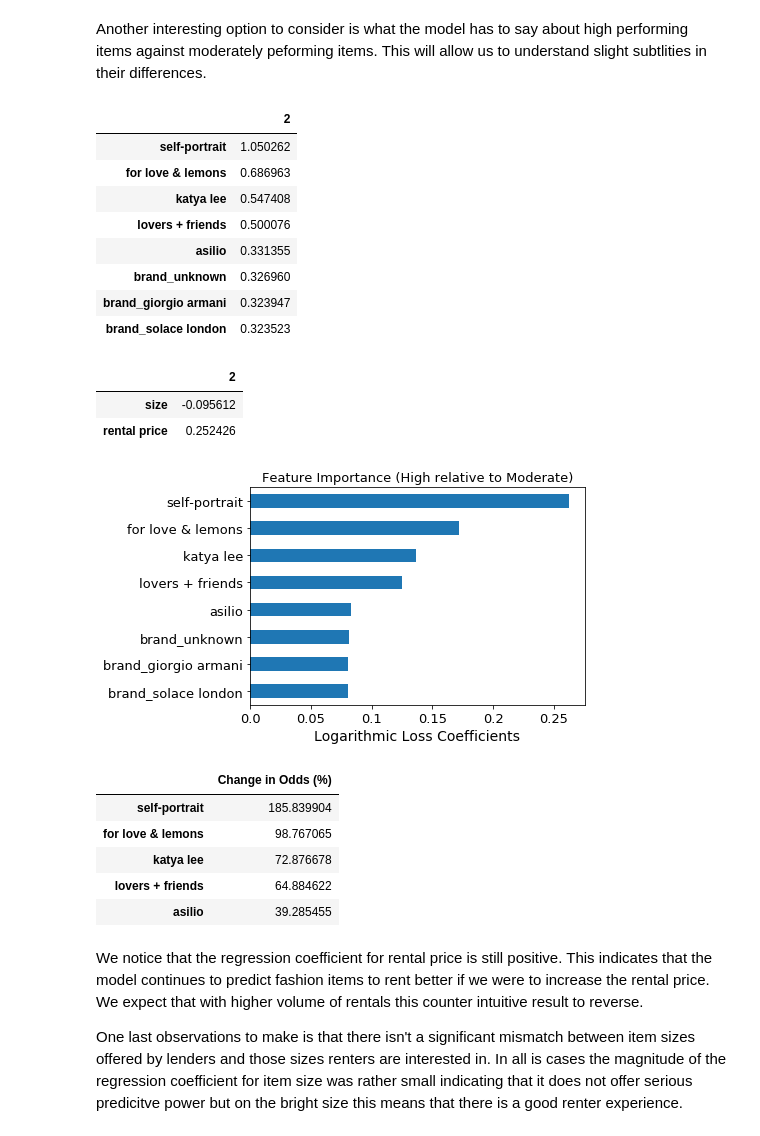
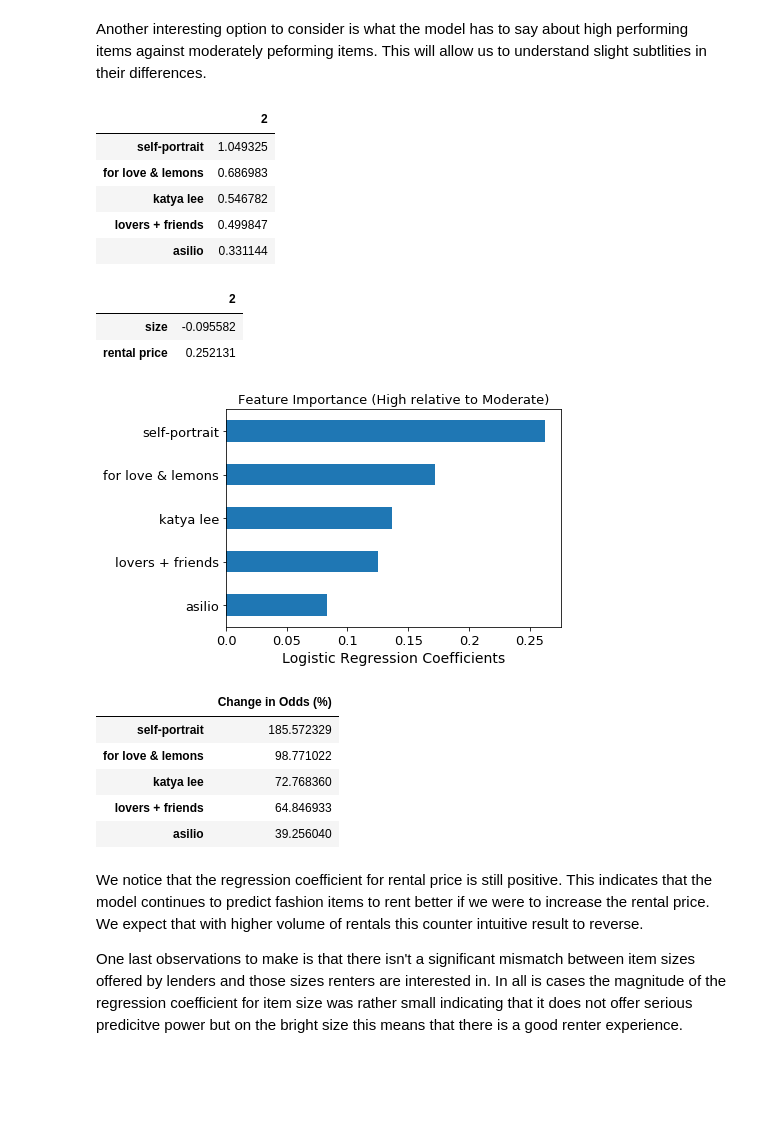
Before and after one commit to ecampana/borrow-my-style, a Jupyter notebook: model-performance.ipynb, the cells around one changed output. Cells and saved outputs as stored; diff of their text form; code cells hidden in the pictures; blank space fills up the shorter version.

```diff
--- a/model-performance.ipynb
+++ b/model-performance.ipynb
@@ -783,7 +783,7 @@ We are also starting to see which brand names are popular in the moderate and hi
 # %% [markdown]
 Another interesting option to consider is what the model has to say about high performing items against moderately peforming items. This will allow us to understand slight subtlities in their differences.
 # %%
-top_n = 8
+top_n = 5
 
 pos_class = 2
 reference_class = 1
@@ -797,45 +797,42 @@ k_class_log = (pos_class_log - reference_class_log)\
               .sort_values(by=[pos_class], axis=1,
                            ascending=False).transpose()
 
 k_class = k_class_log.rename({'brand_self-portrait': 'self-portrait',
                               'brand_for love & lemons': 'for love & lemons',
                               'brand_lovers + friends': 'lovers + friends',
                               'brand_katya lee': 'katya lee',
                               'brand_asilio': 'asilio',
                               'rental_price': 'rental price'})
 
 ax = k_class.head(top_n).plot(kind='barh')
 
 plt.title('Feature Importance (High relative to Moderate)', fontsize=13)
 
-plt.xlabel('Logarithmic Loss Coefficients', fontsize=14)
+plt.xlabel('Logistic Regression Coefficients', fontsize=14)
 
 plt.gca().invert_yaxis()
 
 rng = [float(x)/100 for x in range(0, 30, 5)]
 
 ax.set_xticklabels(rng, rotation=0, fontsize=13)
 ax.set_yticklabels(k_class.index, rotation=0, fontsize=13)
 
 ax.legend_.remove()
 
 display(k_class.head(top_n))
 
 display(k_class.loc[['size', 'rental price'], :])
 # %% [output]
 |  | 2 |
-| self-portrait | 1.050262 |
-| for love & lemons | 0.686963 |
-| katya lee | 0.547408 |
-| lovers + friends | 0.500076 |
-| asilio | 0.331355 |
-| brand_unknown | 0.326960 |
-| brand_giorgio armani | 0.323947 |
-| brand_solace london | 0.323523 |
+| self-portrait | 1.049325 |
+| for love & lemons | 0.686983 |
+| katya lee | 0.546782 |
+| lovers + friends | 0.499847 |
+| asilio | 0.331144 |
 |  | 2 |
-| size | -0.095612 |
-| rental price | 0.252426 |
+| size | -0.095582 |
+| rental price | 0.252131 |
-[figure, old version]
+[figure, new version]
 # %%
 # In terms of Percentage change in odds
 
@@ -843,11 +840,11 @@ display(pd.DataFrame(k_class.head(top_n).apply(lambda beta: 100*(math.exp(beta)-
                                                axis=1), columns=['Change in Odds (%)']))
 # %% [output]
 |  | Change in Odds (%) |
-| self-portrait | 185.839904 |
-| for love & lemons | 98.767065 |
-| katya lee | 72.876678 |
-| lovers + friends | 64.884622 |
-| asilio | 39.285455 |
+| self-portrait | 185.572329 |
+| for love & lemons | 98.771022 |
+| katya lee | 72.768360 |
+| lovers + friends | 64.846933 |
+| asilio | 39.256040 |
 # %% [markdown]
 We notice that the regression coefficient for rental price is still positive. This indicates that the model continues to predict fashion items to rent better if we were to increase the rental price. We expect that with higher volume of rentals this counter intuitive result to reverse.
 
```
Also changed, not shown: parts of 4 cells of this notebook, 6 other files.
